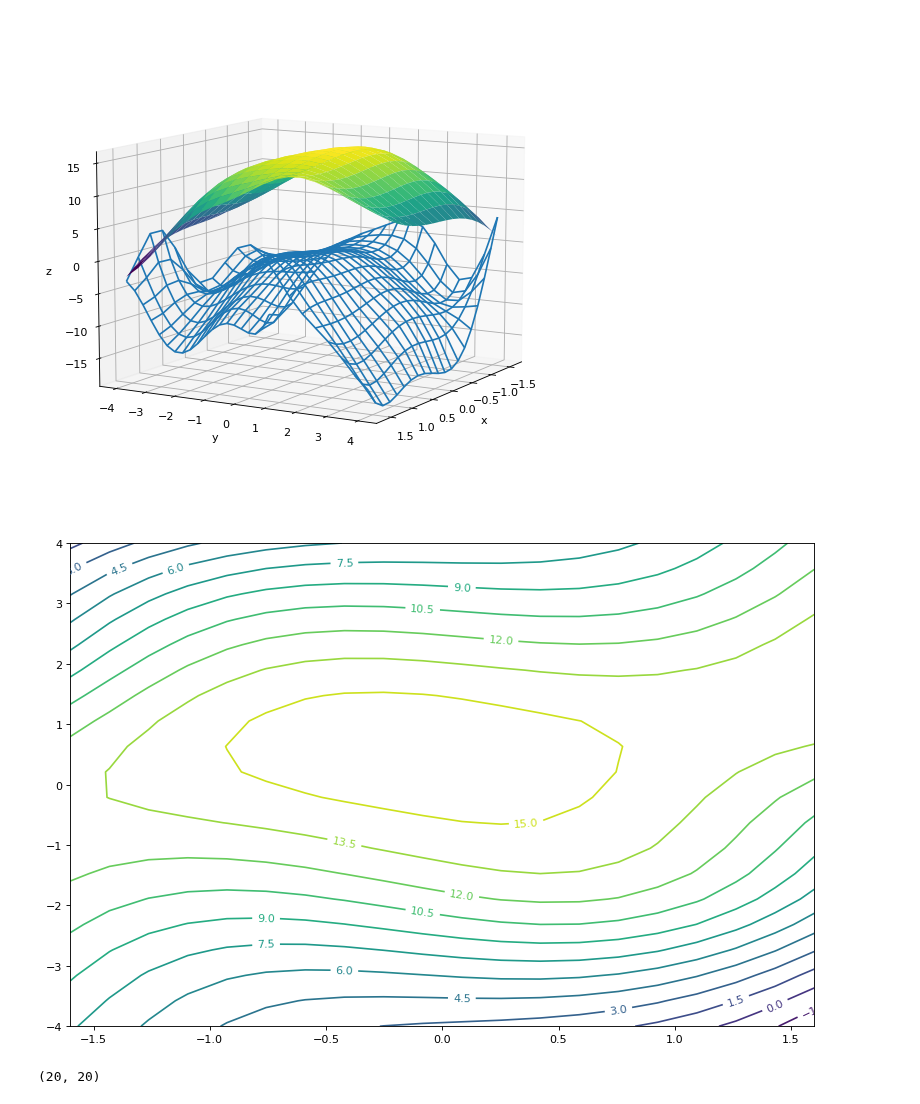
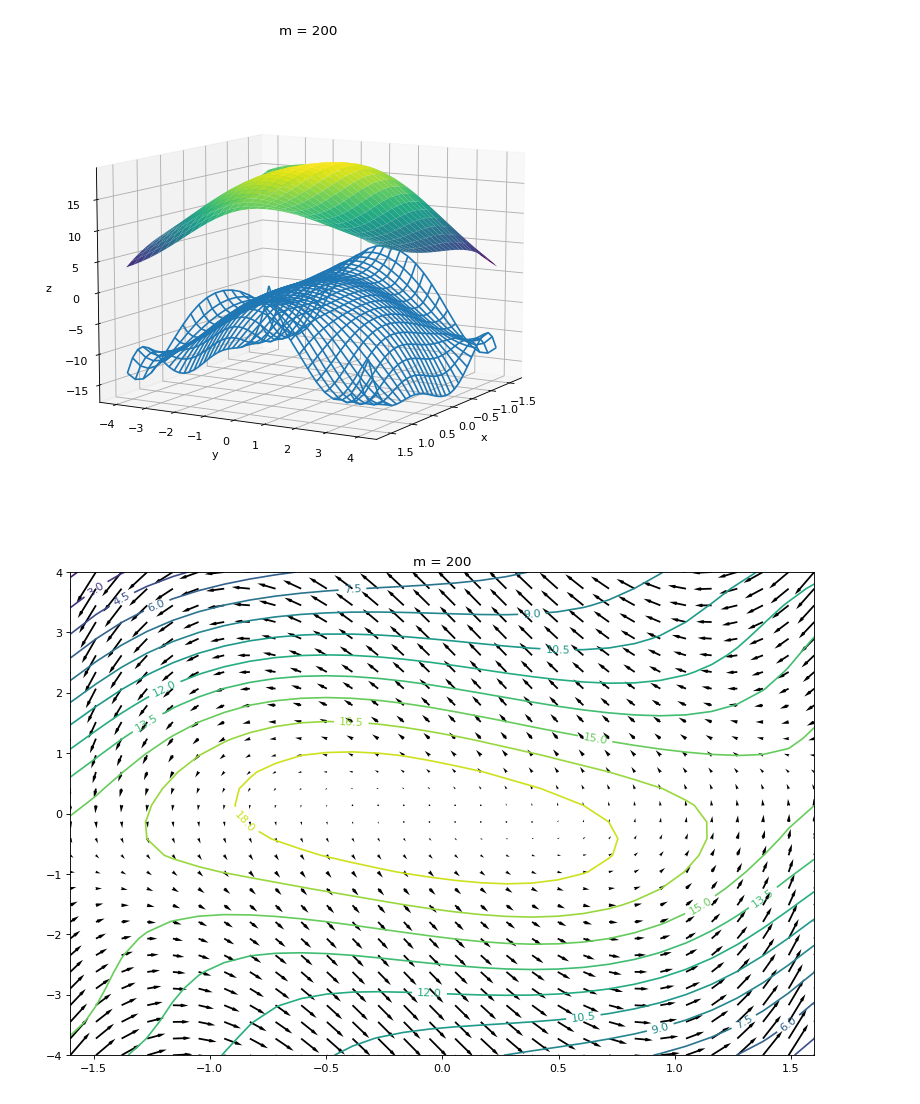
Before and after one commit to kyrxanthos/NN_dynamical_systems, a Jupyter notebook: Lya_model 2.ipynb, the cells around one changed output. Cells and saved outputs as stored; diff of their text form; code cells hidden in the pictures.

```diff
--- a/Lya_model 2.ipynb
+++ b/Lya_model 2.ipynb
@@ -101,8 +102,11 @@ def get_regularised_bn_mlp(input_shape, m, hidden_units, l2_reg_coeff = None, dr
         # h = tf.keras.layers.Dropout(dropout_rate)(h)
     # outputs = tf.keras.layers.Dense(10, activation=None)(h)
     # use bias is false because the derivative of a constant number (bias) is just zero
-    outputs = tf.keras.layers.Dense(1, activation=None, name = 'Lyapunov_function', use_bias=False)(h)
-    # outputs = outputs / m
+    outputs = tf.keras.layers.Dense(1, activation=None, name = 'output_layer', use_bias=False, trainable=True)(h)
+    if m >= 1000:
+        # only divide by m if the number of neurons exceeds a certain threshold
+        print('ep!!!')
+        outputs = outputs / m
     model = tf.keras.models.Model(inputs=inputs, outputs=outputs)
     return model
 
@@ -262,7 +278,7 @@ plt.show()
 ###### plot result ######
 
 # define resolution
-numpoints = 20
+numpoints = 30
 
 # define plotting range and mesh
 x = np.linspace(-bounds[0], bounds[0], numpoints)
@@ -307,10 +323,15 @@ for i in range(s[0]):
         Zp[i,j] = Ep[c]
         c = c+1;
 
+
+# define vector field for plot
+new_vf = np.reshape(np.array(vf(DT)), (dim, numpoints, numpoints))
+
 # define figure
 fig = plt.figure()
 ax = plt.axes(projection='3d')
 
+ax.set_title('m = {}'.format(m))
 ax.set_xlabel('x')
 ax.set_ylabel('y')
 ax.set_zlabel('z');
@@ -329,14 +350,12 @@ ax.view_init(10, 30)
 
 plt.show()
 # %% [output]
-[figure, old version]
+[figure, new version]
 # %%
 cp = plt.contour(x,y,Zp, levels=15)
+plt.quiver(X,Y, new_vf[0], new_vf[1], headwidth=2, headlength=4)
 plt.clabel(cp, inline=True, fontsize=10)
+plt.title('m = {}'.format(m))
 plt.show()
 # %% [output]
-[figure, old version]
+[figure, new version]
-# %%
-Zp.shape
-# %% [output]
-(20, 20)
```
Also changed, not shown: parts of 6 cells of this notebook, 1 other file.
